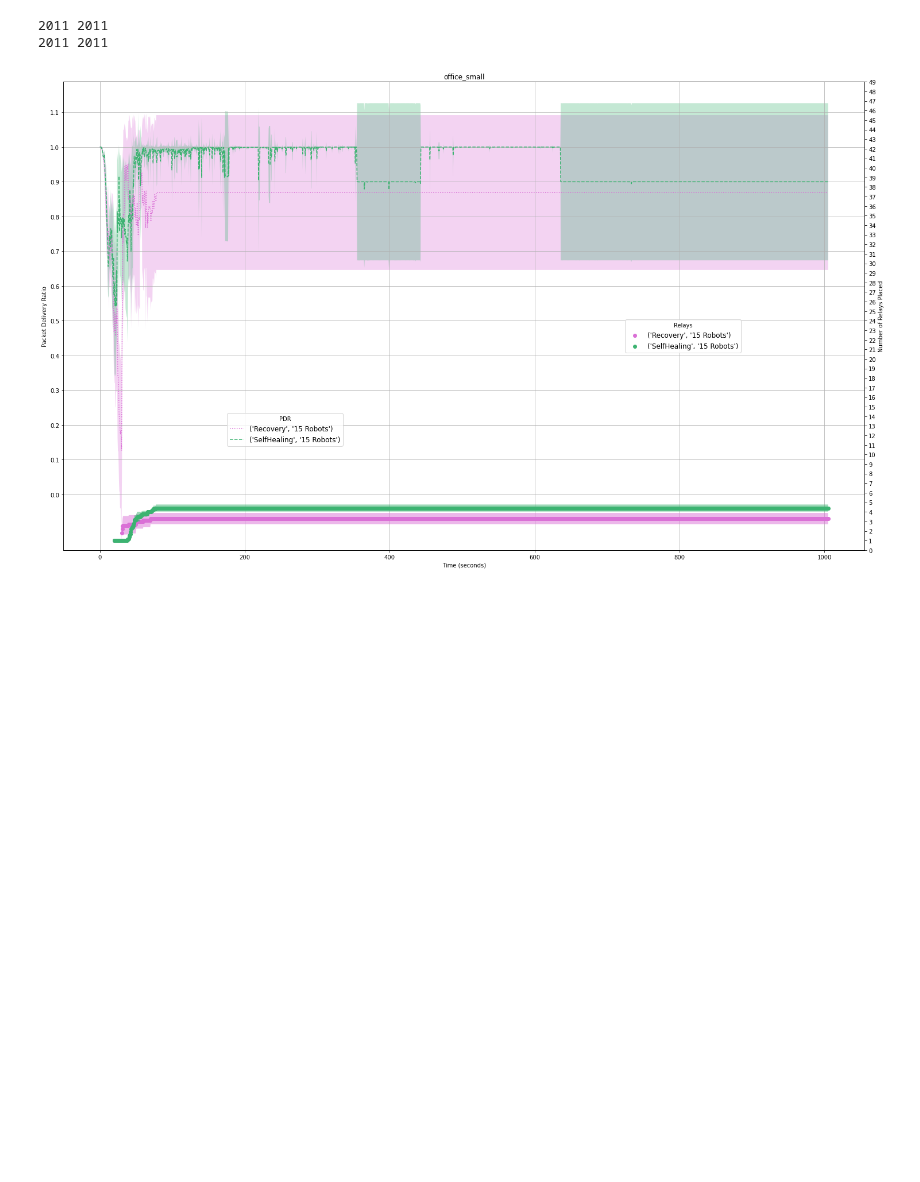
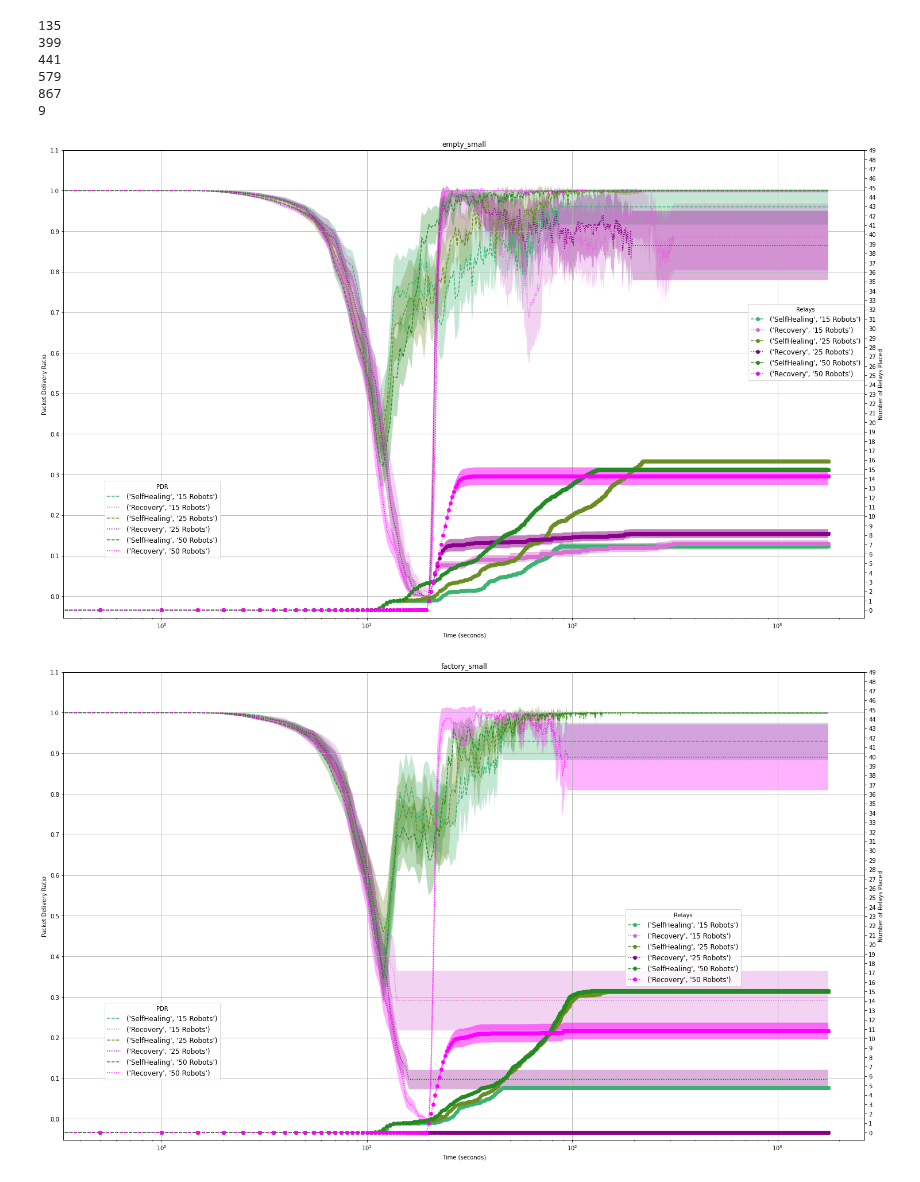
Before and after one commit to openwsn-berkeley/Atlas, a Jupyter notebook: AtlasAnalysis.ipynb, the cells around one changed output. Drawn from its saved outputs; the diff is of its cells as text; code cells hidden in the pictures; blank space fills up the shorter version.

```diff
--- a/AtlasAnalysis.ipynb
+++ b/AtlasAnalysis.ipynb
@@ -23,7 +23,7 @@ import ast
 
 pp       =  pprint.PrettyPrinter(compact=True)
 
-LOGFILES =  glob.glob('logs/small_pc_test/*.json' )
+LOGFILES =  glob.glob('logs/900_full/*.json' )
 
 print(len(LOGFILES),"logs")
 
@@ -41,7 +41,6 @@ linestyles = {
     #----relay placement--------------
     'Recovery'   :    'dotted',
     'SelfHealing':    'dashed',
-    'Naive'      :    'dashdot',
     #---- number of robots------------
     '15'         :    'dotted',
     '25'         :    'dashed',
@@ -79,4 +78,11 @@ def mean_confidence_interval(data, confidence=0.95):
     m, se = np.mean(a), scipy.stats.sem(a)
     h = se * scipy.stats.t.ppf((1 + confidence) / 2., n-1)
     return (m, h)
+
+def mode_confidence_interval(data, confidence=0.95):
+    a = 1.0 * np.array(data)
+    n = len(a)
+    m, se = scipy.stats.mode(a), scipy.stats.sem(a)
+    h = se * scipy.stats.t.ppf((1 + confidence) / 2., n-1)
+    return (m[0][0], h)
 # %% [output]
@@ -493,6 +487,7 @@ for file in LOGFILES:
             numRobots       = line['simSetting']['numRobots']
             floorplan       = line['simSetting']['floorplan']
             relayAlgorithm  = line['simSetting']['relayAlgorithm']
+            seed            = line['simSetting']['seed']
 
 
         if ((line["type"] == "KPI") and ('PDRs' in line.keys())):
@@ -507,8 +502,13 @@ for file in LOGFILES:
          "PDRs":            PDRs,
          "numOfRelays":     numOfRelays,
          "time":            time,
+         "seed":            seed
         }
     ]
+
+for d in data :
+    if d["numOfRelays"][-1] == 0:
+        print(d['seed'])
 
 floorplans      = list(set([d['floorplan'] for d in data]))
 relayAlgorithms = list(set([d['relayAlgorithm'] for d in data]))
@@ -543,7 +543,6 @@ for floorplan in floorplans:
                     (rm, rh) = mean_confidence_interval(
                         [
                          d["numOfRelays"][i] for d in data     if
-                         d["numOfRelays"][i] > 0               and
                          d['numRobots']      == value          and
                          d['floorplan']      == floorplan      and
                          d['relayAlgorithm'] == relayAlgorithm
@@ -563,37 +562,40 @@ for floorplan in floorplans:
                 toPlot[value]["rmean"]    += [rm]
                 toPlot[value]["ryerr"]    += [rh]
                 toPlot[value]["ry1err"]   += [rm-rh]
                 toPlot[value]["ry2err"]   += [rm+rh]
 
-
             x                             = np.arange(0, maxtime+0.5, 0.5)
             y                             = toPlot[value]["mean"]
-            print(len(x), len(y))
             yerr                          = toPlot[value]["yerr"]
             lines[(floorplan, value)]     = ax.errorbar(x, y, linestyle=linestyles[relayAlgorithm],color=linecolors[(value, relayAlgorithm)],label=(relayAlgorithm, str(value)+" Robots"))
             linesfill[(floorplan, value)] = ax.fill_between(x, toPlot[value]["y1err"], toPlot[value]["y2err"] ,alpha=0.3, facecolor=linecolors[(value, relayAlgorithm)])
 
             rx                             = np.arange(0, maxtime+0.5, 0.5)
             ry                             = toPlot[value]["rmean"]
             ryerr                          = toPlot[value]["ryerr"]
-            rlines[(floorplan, value)]     = ax2.scatter(rx, ry, c=linecolors[(value, relayAlgorithm)],label=(relayAlgorithm, str(value)+" Robots"))
+            rlines[(floorplan, value)]     = ax2.errorbar(rx, ry, linestyle=linestyles[relayAlgorithm], marker='o', c=linecolors[(value, relayAlgorithm)],label=(relayAlgorithm, str(value)+" Robots"))
             rlinesfill[(floorplan, value)] = ax2.fill_between(x, toPlot[value]["ry1err"], toPlot[value]["ry2err"] ,alpha=0.5, facecolor=linecolors[(value, relayAlgorithm)])
 
     #convert x-axis to Logarithmic scale
     ax.grid(True)
     plt.title(floorplan)
-    #plt.xscale("log")
+    plt.xscale("log")
     ax.set_xlabel("Time (seconds)")
     ax.set_yticks(np.arange(0, 1.2, 0.1))
     ax2.yaxis.set_ticks(np.arange(0, 50))
     ax.set_ylabel("Packet Delivery Ratio")
     ax2.set_ylabel('Number of Relays Placed')
     ax.legend(bbox_to_anchor=(0.2, 0.3), title="PDR",fontsize='large', fancybox=True)
     ax2.legend(bbox_to_anchor=(0.85, 0.5), title="Relays", fontsize='large', fancybox=True)
     ralllines     = rlines
     ralllinesfill = rlinesfill
     plt.show()
 # %% [output]
-2011 2011
-2011 2011
+135
+399
+441
+579
+867
+9
-[figure, old version]
+[figure, new version]
+[figure, added]
```
Also changed, not shown: parts of 8 cells of this notebook, 2 other files.
